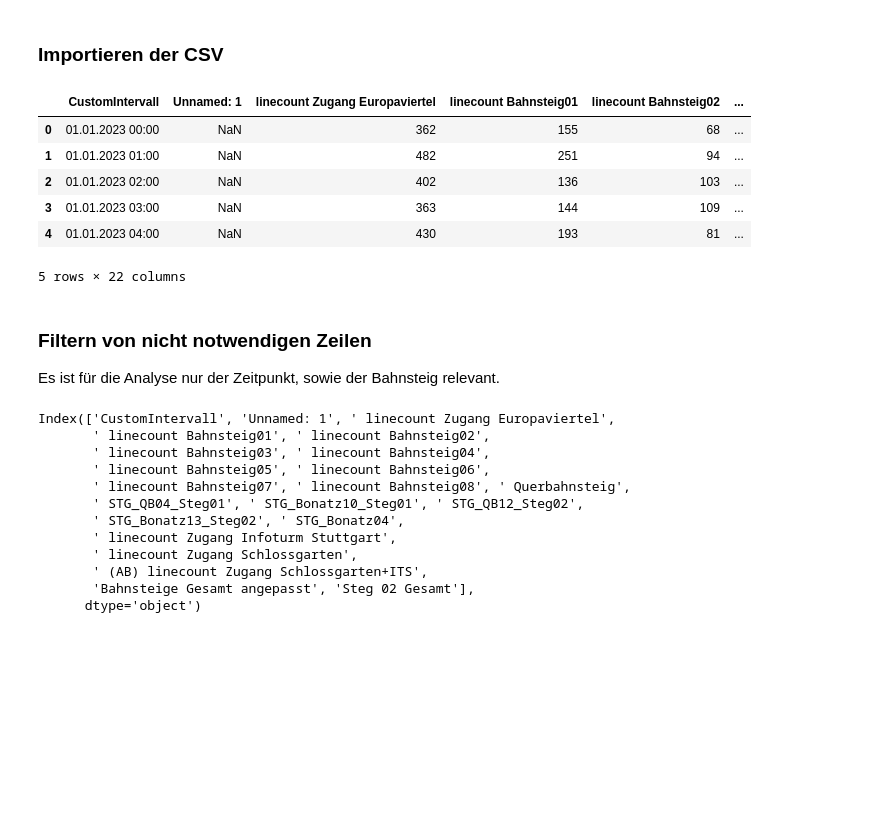
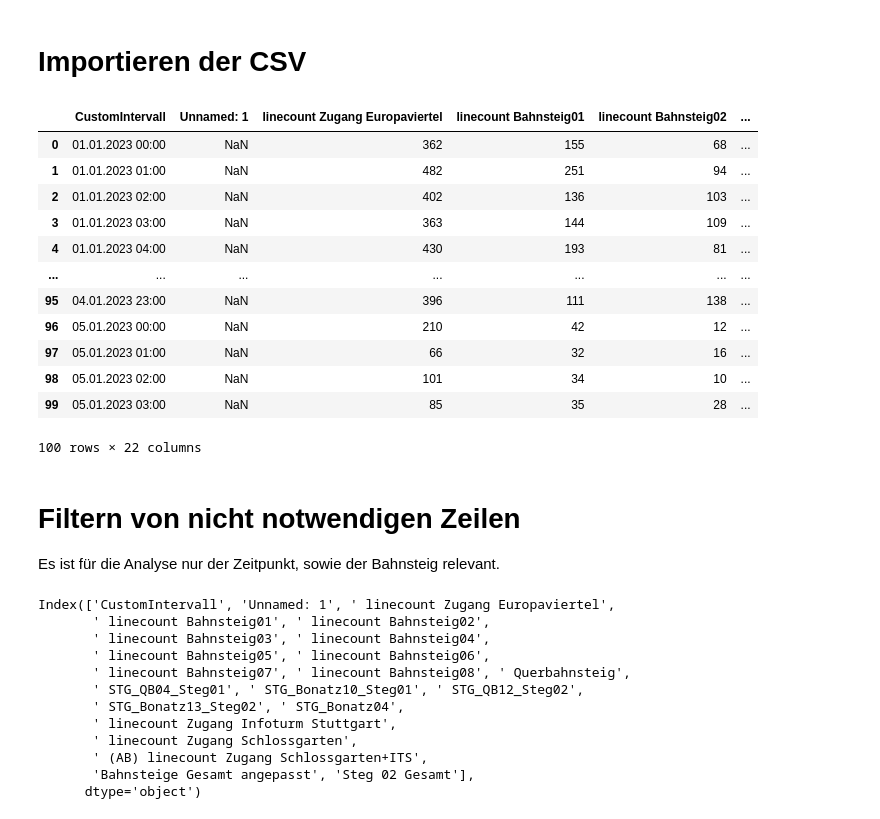
Before and after one commit to connytherocket/DBTrackAnalysis, a Jupyter notebook: db_track_analysis_jupyter.ipynb, the cells around one changed output. Saved outputs shown, nothing was run; the diff lists cells and outputs as text; code cells hidden in the pictures; blank space fills up the shorter version.

```diff
--- a/db_track_analysis_jupyter.ipynb
+++ b/db_track_analysis_jupyter.ipynb
@@ -5,21 +6,27 @@ import seaborn as sns
 from sklearn.ensemble import RandomForestRegressor
 from sklearn.metrics import mean_absolute_error, mean_squared_error, r2_score
 # %% [markdown]
-### Importieren der CSV
+# Importieren der CSV
 # %%
 track_data = pd.read_csv('Rohdaten_Stündlich_QB_2024_06_06.csv', sep = ';')
 # %%
-track_data.head()
+track_data.head(100)
 # %% [output]
 |  | CustomIntervall | Unnamed: 1 | linecount Zugang Europaviertel | linecount Bahnsteig01 | linecount Bahnsteig02 | ... |
 | 0 | 01.01.2023 00:00 | NaN | 362 | 155 | 68 | ... |
 | 1 | 01.01.2023 01:00 | NaN | 482 | 251 | 94 | ... |
 | 2 | 01.01.2023 02:00 | NaN | 402 | 136 | 103 | ... |
 | 3 | 01.01.2023 03:00 | NaN | 363 | 144 | 109 | ... |
 | 4 | 01.01.2023 04:00 | NaN | 430 | 193 | 81 | ... |
+| ... | ... | ... | ... | ... | ... | ... |
+| 95 | 04.01.2023 23:00 | NaN | 396 | 111 | 138 | ... |
+| 96 | 05.01.2023 00:00 | NaN | 210 | 42 | 12 | ... |
+| 97 | 05.01.2023 01:00 | NaN | 66 | 32 | 16 | ... |
+| 98 | 05.01.2023 02:00 | NaN | 101 | 34 | 10 | ... |
+| 99 | 05.01.2023 03:00 | NaN | 85 | 35 | 28 | ... |
-5 rows × 22 columns
+100 rows × 22 columns
 # %% [markdown]
-### Filtern von nicht notwendigen Zeilen
+# Filtern von nicht notwendigen Zeilen
 Es ist für die Analyse nur der Zeitpunkt, sowie der Bahnsteig relevant.
 # %%
 # Spaltennamen anzeigen
```
Also changed, not shown: parts of 12 cells of this notebook, 1 other file.
